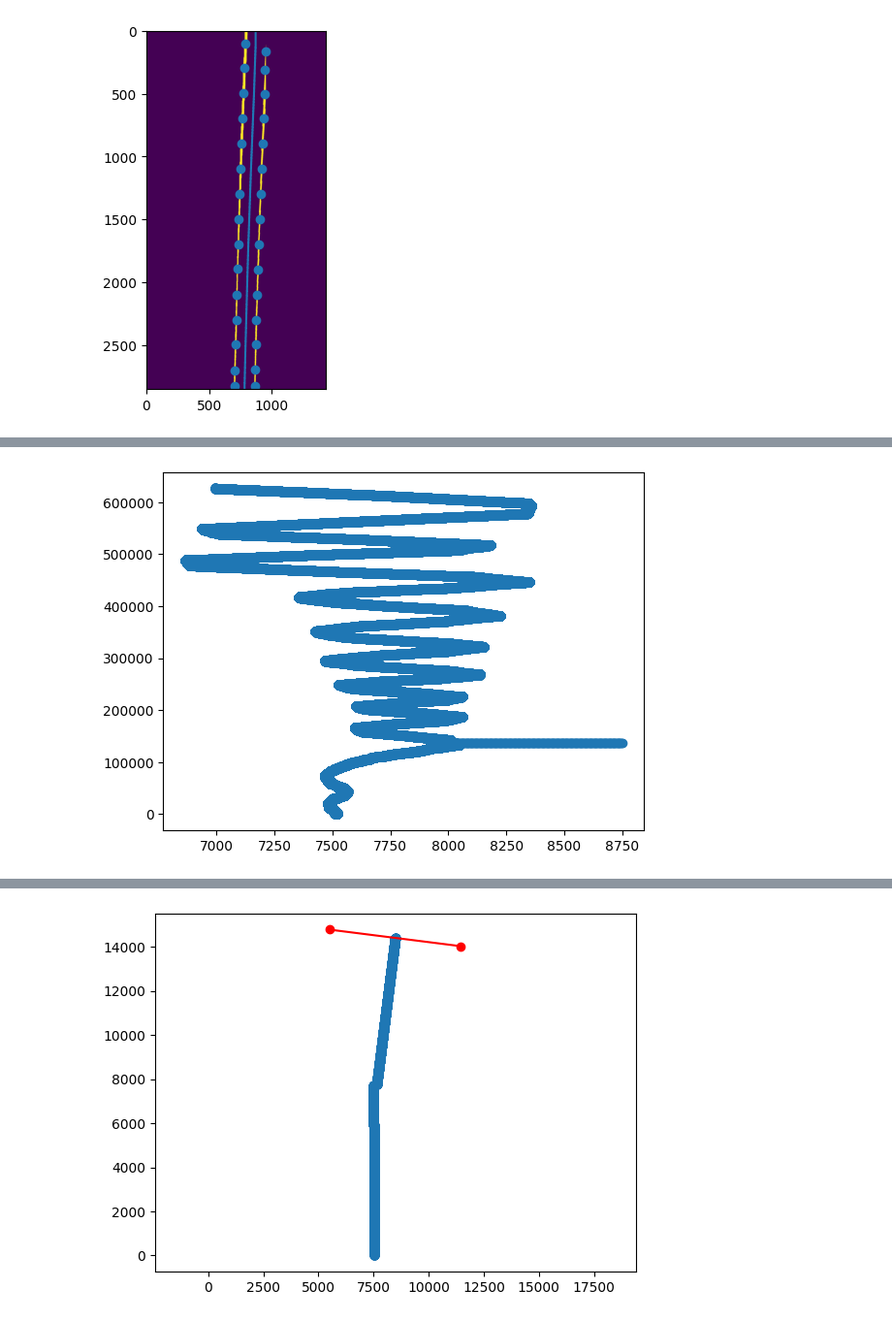
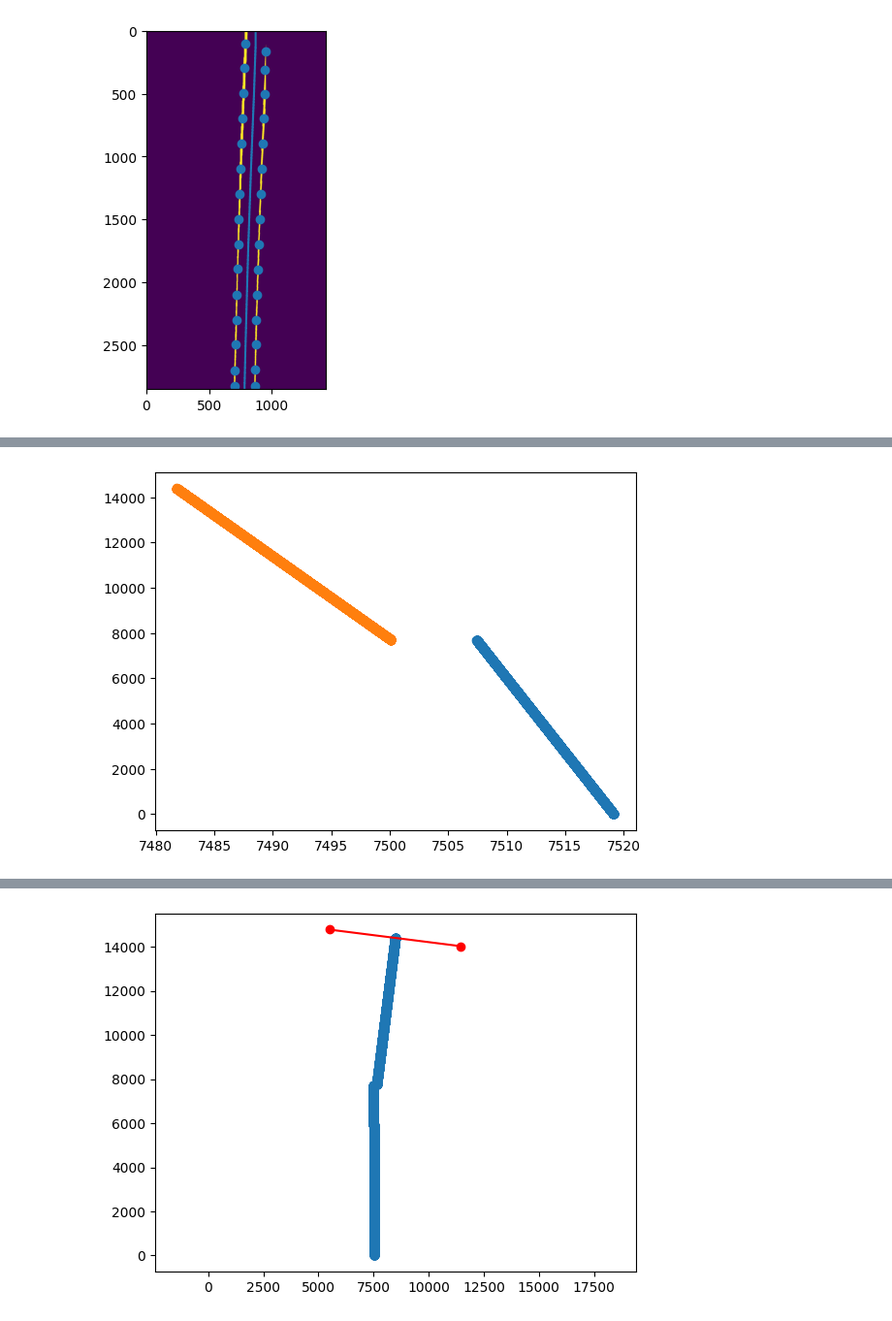
Before and after one commit to Andrudewt/perspective, a Jupyter notebook: proc_1.ipynb, the cells around one changed output, grey strips where cells are left out. Shown at 97% size. Saved outputs shown, nothing was run; the diff lists cells and outputs as text; code cells hidden in the pictures.

```diff
--- a/proc_1.ipynb
+++ b/proc_1.ipynb
@@ -209,24 +157,24 @@ a1[0, 15:] += np.arange(5)
 a2 = np.array([np.ones(20), np.arange(20, 40)])
 a2[0, :] += 4
 
+p2 = a2.T[-1]
 p1 = a1.T[0]
-p2 = a1.T[-1]
-# p2 = np.array([-5, 19])
+# p2 = np.array([-5, 39])
 print(p1, p2)
 
 dx = p2[0] - p1[0]
 dy = p2[1] - p1[1]
 
-angle = np.arctan2(dy, dx)
+angle = np.arctan2(dx, dy)
 print(angle)
 angle_deg = np.degrees(angle)
 print(angle_deg)
 
 # нам нужен противоположный угол
-angle2 = np.pi / 2 - angle
+# angle2 = np.pi / 2 - angle
 
 # a3 = rotate(a2.T, angle, p2).T
-a3 = rotate(a2.T, -angle2, p2).T  # повернуть на минус angle
+a3 = rotate(a2.T, -angle, a1.T[-1]).T  # повернуть на минус angle
 
 
 plt.scatter(a1[0, :], a1[1, :])
@@ -320,3 +188,0 @@ plt.show()
-# %%
-i=0
-coord[i+1] - coord[i]
@@ -328,64 +189,82 @@ m[15:31]
 # %%
-# крутит текущий по разнице с предыдущ
+
 Array = np.zeros((1, 2))
-t = 0
+
+niz_all = np.zeros((1, 1))
+verx_all = np.zeros((1, 1))
+
+centr_norm = 7513 # (mask.shape[1] // 2) + 379
+
+x_test = 0
 coef = 0
-for i, (m_f, c) in enumerate(zip(msk_fs[:-1], coord[:-1])):  # 13:14
+shift = 0
+for i, (m_f, c) in enumerate(zip(msk_fs[0:2], coord[0:2])):  # 0:-1 0:2 13:14 20:22 20:32 29:32
     mask = load_warp(m_f)
     mask = mask[mask.shape[0]-(coord[i+1] - coord[i]): mask.shape[0]+1]
 
-    # mask = bend(mask, shift=200)  # !! для теста
+    # mask = bend(mask, shift=2000)  # !! для теста
     _, yx_centr = find_rail_dots(mask, step=200)
     # plt.imshow(resize(mask))
     # plt.plot(yx_centr[1, :]//10, yx_centr[0, :]//10)
+    # plt.axvline((mask.shape[1] // 20)+300, c='g')
     # plt.show()
 
-    # преобразовать ось у (переворот). Т.к.координаты на маске от нуля вверху,
+    # преобразовать ось Y (переворот). Т.к.координаты на маске от нуля вверху,
     # реальные - от нуля внизу, и едем вперед
     yx_centr = yx_centr.T
     _y = yx_centr[:, 0]
     _y = _y[::-1]
     yx_centr[:, 0] = _y
-
-    # обновл коорд у на пройденный путь
-    yx_centr[:, 0] += coef
-
-    # угол для поворота следующей кривой
-    # [x, y]
-
+    # ===========================================
+    # лин регрессия
+    kb = np.polyfit(yx_centr[:, 0], yx_centr[:, 1], 1)
+    f = np.poly1d(kb)
+    y_n = np.arange(yx_centr.shape[0])
+    x_lin = f(yx_centr[:, 0])
+    yx_centr[:, 1] = x_lin
+    # ===========================================
+    # для первой итерации
     if not coef:
         angle = 0
     else:
-        # t += 1000
-        # yx_centr[:, 1] += t  # test
+        # обновл коорд Y на пройденный путь
+        yx_centr[:, 0] += coef
+        # x_test += 1000
+        # yx_centr[:, 1] += x_test  # test
 
-        # поворот
-        b = yx_centr[-1][::-1]
+
+        b = yx_centr[-1][::-1] # xy
         dx = b[0] - a0[0]
         dy = b[1] - a0[1]
         _angle = np.arctan2(dx, dy)
-        angle += _angle
-        yx_centr = rotate(yx_centr[:, [1, 0]], -angle, yx_centr[-1, [1, 0]])[:, [1, 0]]
+        angle -= _angle
+        # yx_centr = rotate(yx_centr[:, [1, 0]], -angle, yx_centr[0, [1, 0]])[:, [1, 0]]
 
-        # сдвиг
-        yx_centr[:, 1] -= dx
+        # # сдвиг по X
+        # shift += dx
+        # yx_centr[:, 1] += shift
 
-    a0 = [yx_centr[0, 1], yx_centr[-1, 0]]
-
+    # ?????
+    a0 = [yx_centr[0, 1], yx_centr[-1, 0]]  # xy
 
     # обновл пройденный путь
     coef += yx_centr.shape[0]
 
-    # plt.scatter(yx_centr[:, 1], yx_centr[:, 0])
+
+    niz_all = np.vstack((niz_all, yx_centr[-1, 1]))
+    verx_all = np.vstack((verx_all, yx_centr[0, 1]))
+
+#     print('верх', np.int32(yx_centr[0]))
+#     print('низ', np.int32(yx_centr[-1]))
+    plt.scatter(yx_centr[:, 1], yx_centr[:, 0])
+    # plt.axvline((mask.shape[1] // 2) + 379, c='g')
     # plt.axis('equal')
-    # plt.show()
+plt.show()
 
-    print(angle)
+#     Array = np.vstack((Array, yx_centr))
+# Array = Array[1:, :]  # убир перв строка, кот 0 0
 
-    Array = np.vstack((Array, yx_centr))
-Array = Array[1:, :]  # убир перв строка, кот 0 0
-
-plt.scatter(Array[:, 1], Array[:, 0])
-plt.axis('equal')
-plt.show()
+# plt.scatter(Array[:, 1], Array[:, 0])
+# plt.axis('equal')
+# plt.show()
 # %% [output]
@@ -409 +271 @@ plt.show()
-[figure, old version]
+[figure, new version]
```
Also changed, not shown: parts of 20 cells of this notebook, 15 other files.
